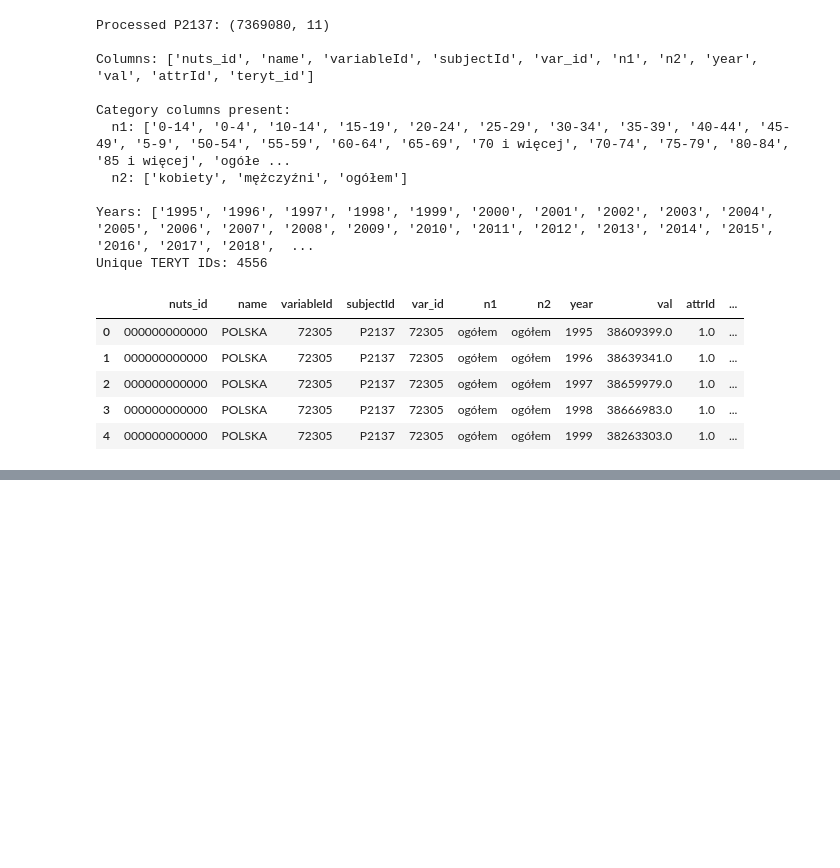
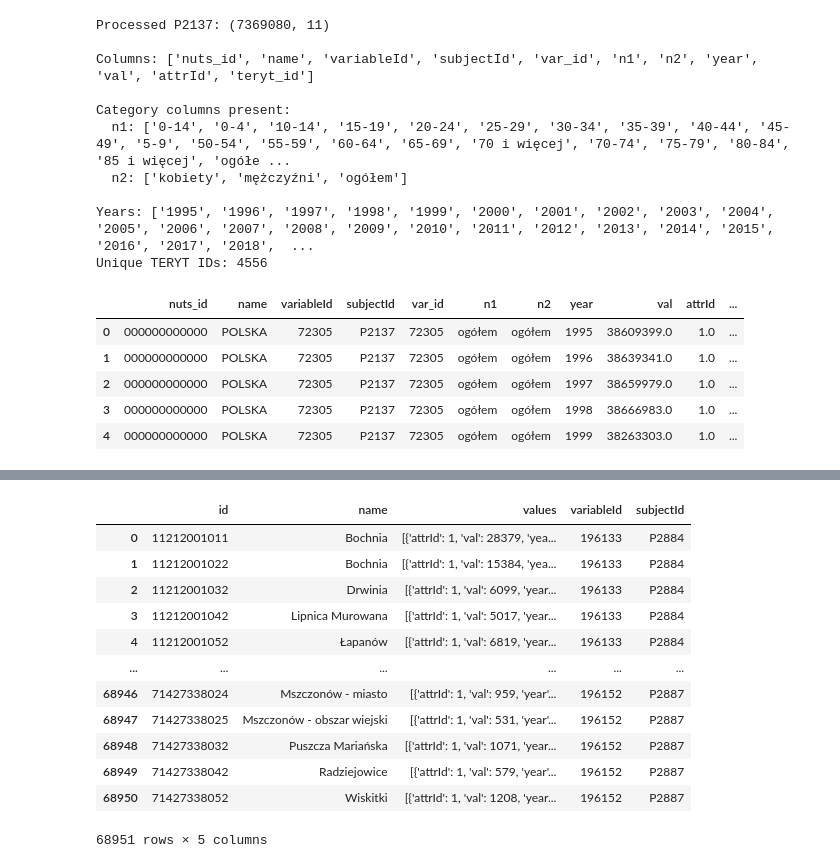
Before and after one commit to jendrkk/LRDWI-Paper, a Jupyter notebook: Code/analysis/GUS01F_geoTERYT_data.ipynb, the cells around one changed output, grey strips where cells are left out. Drawn from its saved outputs; the diff is of its cells as text; code cells hidden in the pictures; blank space fills up the shorter version.

```diff
--- a/Code/analysis/GUS01F_geoTERYT_data.ipynb
+++ b/Code/analysis/GUS01F_geoTERYT_data.ipynb
@@ -127,0 +323,16 @@ Unique TERYT IDs: 4556
+# %%
+df_c_1988
+# %% [output]
+|  | id | name | values | variableId | subjectId |
+| 0 | 11212001011 | Bochnia | [{'attrId': 1, 'val': 28379, 'yea... | 196133 | P2884 |
+| 1 | 11212001022 | Bochnia | [{'attrId': 1, 'val': 15384, 'yea... | 196133 | P2884 |
+| 2 | 11212001032 | Drwinia | [{'attrId': 1, 'val': 6099, 'year... | 196133 | P2884 |
+| 3 | 11212001042 | Lipnica Murowana | [{'attrId': 1, 'val': 5017, 'year... | 196133 | P2884 |
+| 4 | 11212001052 | Łapanów | [{'attrId': 1, 'val': 6819, 'year... | 196133 | P2884 |
+| ... | ... | ... | ... | ... | ... |
+| 68946 | 71427338024 | Mszczonów - miasto | [{'attrId': 1, 'val': 959, 'year'... | 196152 | P2887 |
+| 68947 | 71427338025 | Mszczonów - obszar wiejski | [{'attrId': 1, 'val': 531, 'year'... | 196152 | P2887 |
+| 68948 | 71427338032 | Puszcza Mariańska | [{'attrId': 1, 'val': 1071, 'year... | 196152 | P2887 |
+| 68949 | 71427338042 | Radziejowice | [{'attrId': 1, 'val': 579, 'year'... | 196152 | P2887 |
+| 68950 | 71427338052 | Wiskitki | [{'attrId': 1, 'val': 1208, 'year... | 196152 | P2887 |
+68951 rows × 5 columns
```
Also changed, not shown: parts of 17 cells of this notebook, 4 other files.
